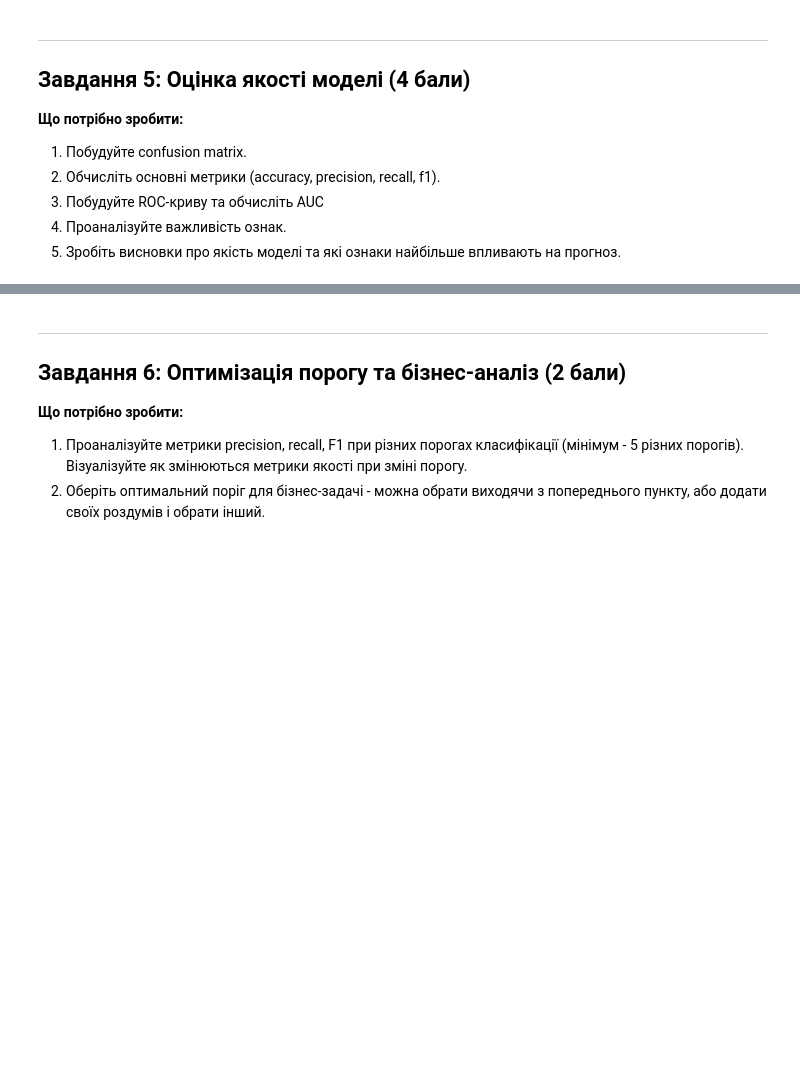
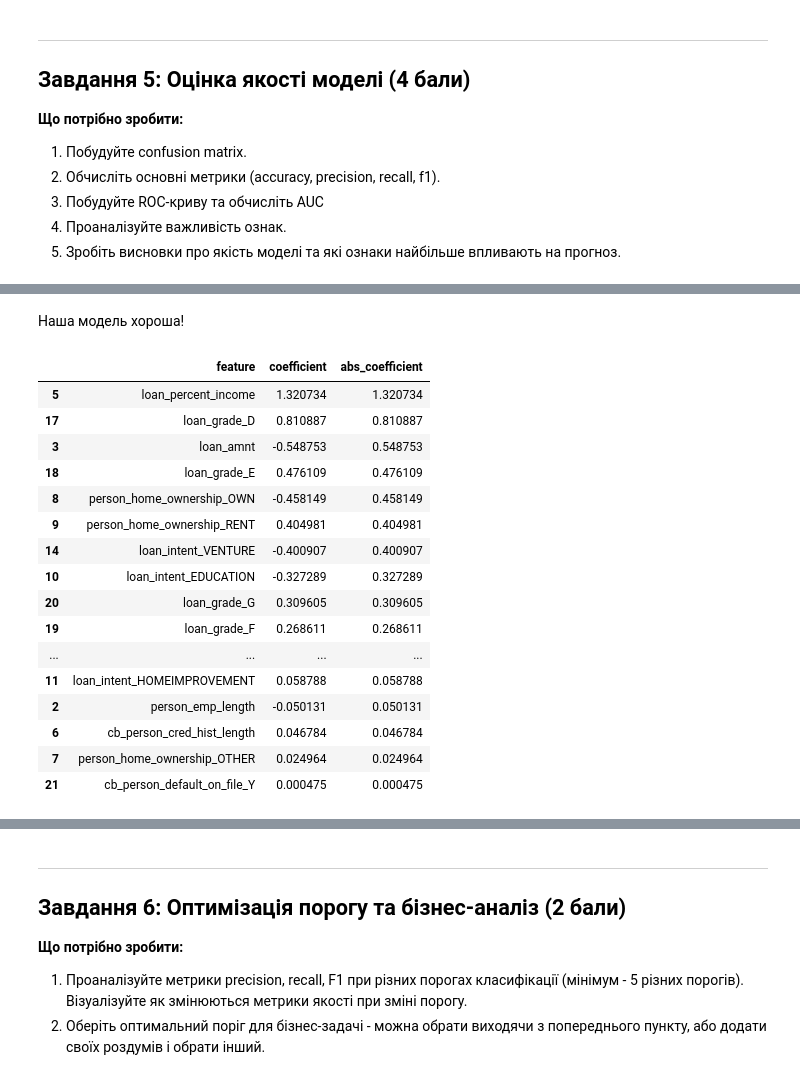
Before and after one commit to OlenaBabko/DataAnalytics_DataLovesAcademy, a Jupyter notebook: modul_16_Machine Learning Fundamentals for Data Analysts/hw/HW_16_2_Credit_risk_forecasting.ipynb, the cells around one changed output, grey strips where cells are left out. Saved outputs shown, nothing was run; the diff lists cells and outputs as text; code cells hidden in the pictures; blank space fills up the shorter version.

```diff
--- a/modul_16_Machine Learning Fundamentals for Data Analysts/hw/HW_16_2_Credit_risk_forecasting.ipynb
+++ b/modul_16_Machine Learning Fundamentals for Data Analysts/hw/HW_16_2_Credit_risk_forecasting.ipynb
@@ -424,0 +503,31 @@ print(sample_predictions)
+# %% [markdown]
+Наша модель хороша!
+# %%
+# аналіз важливості ознак
+
+# коефіцієнти моделі
+feature_importance = pd.DataFrame({
+    "feature": X.columns,
+    "coefficient": model.coef_[0],
+    "abs_coefficient": np.abs(model.coef_[0])
+}).sort_values("abs_coefficient", ascending=False)
+
+feature_importance
+# %% [output]
+|  | feature | coefficient | abs_coefficient |
+| 5 | loan_percent_income | 1.320734 | 1.320734 |
+| 17 | loan_grade_D | 0.810887 | 0.810887 |
+| 3 | loan_amnt | -0.548753 | 0.548753 |
+| 18 | loan_grade_E | 0.476109 | 0.476109 |
+| 8 | person_home_ownership_OWN | -0.458149 | 0.458149 |
+| 9 | person_home_ownership_RENT | 0.404981 | 0.404981 |
+| 14 | loan_intent_VENTURE | -0.400907 | 0.400907 |
+| 10 | loan_intent_EDUCATION | -0.327289 | 0.327289 |
+| 20 | loan_grade_G | 0.309605 | 0.309605 |
+| 19 | loan_grade_F | 0.268611 | 0.268611 |
+| ... | ... | ... | ... |
+| 11 | loan_intent_HOMEIMPROVEMENT | 0.058788 | 0.058788 |
+| 2 | person_emp_length | -0.050131 | 0.050131 |
+| 6 | cb_person_cred_hist_length | 0.046784 | 0.046784 |
+| 7 | person_home_ownership_OTHER | 0.024964 | 0.024964 |
+| 21 | cb_person_default_on_file_Y | 0.000475 | 0.000475 |
```
Also changed, not shown: parts of 16 cells of this notebook.
